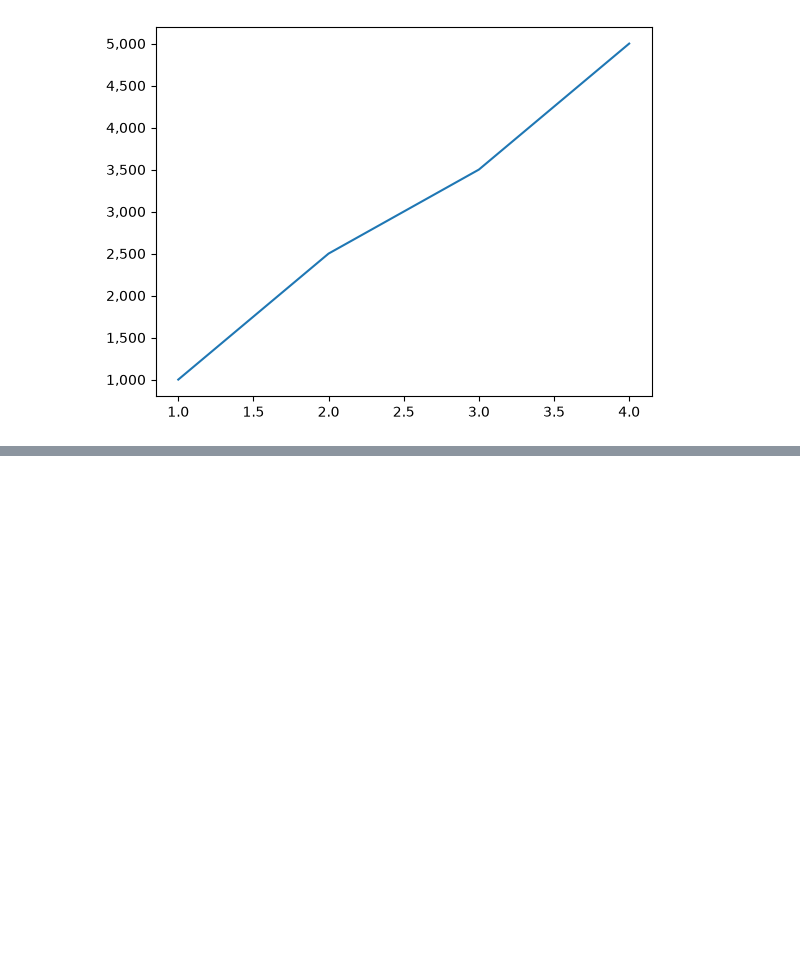
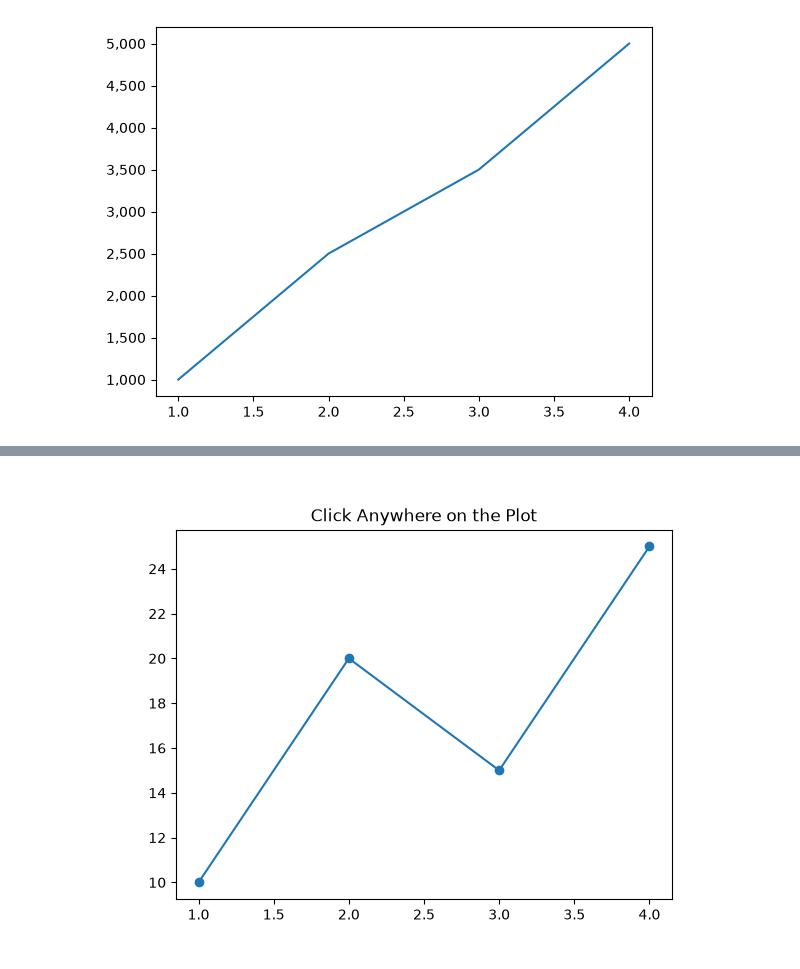
Before and after one commit to aprajitamall/DV_sem2_274, a Jupyter notebook: OOA_advanced_matplotlib.ipynb, the cells around one changed output, grey strips where cells are left out. Cells and saved outputs as stored; diff of their text form; code cells hidden in the pictures; blank space fills up the shorter version.

```diff
--- a/OOA_advanced_matplotlib.ipynb
+++ b/OOA_advanced_matplotlib.ipynb
@@ -235,0 +289,22 @@ plt.show()
+# %%
+
+import matplotlib.pyplot as plt
+
+# Create the plot
+fig, ax = plt.subplots()
+
+ax.plot([1, 2, 3, 4], [10, 20, 15, 25], marker="o")
+ax.set_title("Click Anywhere on the Plot")
+
+# Define the event handler
+def on_click(event):
+    if event.inaxes is not None:
+        print("X coordinate:", event.xdata)
+        print("Y coordinate:", event.ydata)
+
+# Connect the event to the function
+fig.canvas.mpl_connect("button_press_event", on_click)
+
+plt.show()
+# %% [output]
+[figure, added]
```
Also changed, not shown: parts of 6 cells of this notebook, 1 other file.
